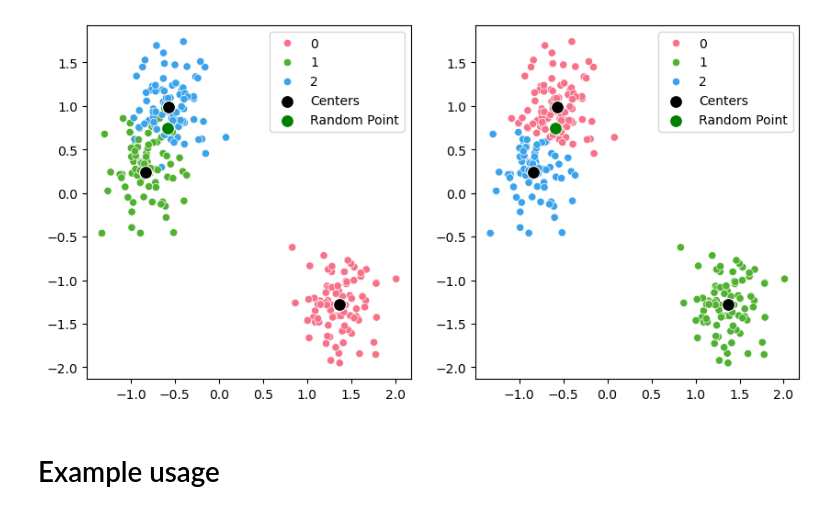
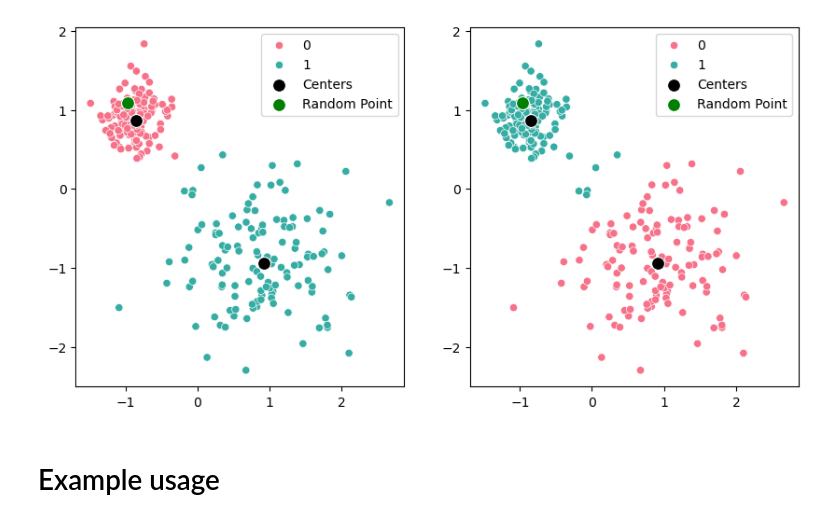
Before and after one commit to jepp3183/Thesis2025, a Jupyter notebook: code/dice_modification.ipynb, the cells around one changed output. Cells and saved outputs as stored; diff of their text form; code cells hidden in the pictures.

```diff
--- a/code/dice_modification.ipynb
+++ b/code/dice_modification.ipynb
@@ -24,8 +24,8 @@ from lib.dice_mod import Gainer, random_opt, gradient_ascent, plot_heatmap, adam
 To enable the following instructions: AVX2 FMA, in other operations, rebuild TensorFlow with the appropriate compiler flags.
 # %%
-k = 3
+k = 2
 
-X, y = make_blobs(centers=k, cluster_std=1.6, n_features=2, n_samples=250)
+X, y = make_blobs(centers=k, cluster_std=[1.0, 2.5], n_features=2, n_samples=250, random_state=42)
 # X, y = make_blobs(centers=k, cluster_std=1.6, n_features=2, n_samples=250, random_state=1234)
 # X, y = load_breast_cancer(return_X_y=True)
 # X, y = load_iris(return_X_y=True)
@@ -35,34 +35,34 @@ km = KMeans(n_clusters=k)
 yy = km.fit_predict(X)
 C = km.cluster_centers_
 
 # random point from X:
 # np.random.seed(123)
 np.random.seed(None)
 random_point = X[[np.random.randint(0, X.shape[0])]]
 instance_cluster = km.predict(random_point)[0]
 
 
 def plot(X, y, C, x, pca=False, use_umap=False):
     assert not (pca and use_umap)
     if use_umap or pca:
         reducer = umap.UMAP() if use_umap else PCA(n_components=2)
         X = reducer.fit_transform(X)
         C = reducer.transform(C)
         x = reducer.transform(x)
 
     unique_labels = np.unique(y)
     palette = sns.color_palette("husl", len(unique_labels))
 
     _fig, axs = plt.subplots(1, 2, figsize=(10, 5))
     for ax, h in zip(axs, [y, yy]):
         sns.scatterplot(x=X[:, 0], y=X[:, 1], hue=h, palette=palette, legend="full", ax=ax)
         sns.scatterplot(x=C[:, 0], y=C[:, 1], color='black', s=100, marker='o', label='Centers', ax=ax)
         sns.scatterplot(x=x[:, 0], y=x[:, 1], color='green', s=100, marker='o', label='Random Point', ax=ax)
     plt.show()
 
 plot(X, y, C, random_point, pca=False, use_umap=False)
 # %% [output]
-[figure, old version]
+[figure, new version]
 # %% [markdown]
 # Example usage
 # %%
```
Also changed, not shown: parts of 5 cells of this notebook, 2 other files.
